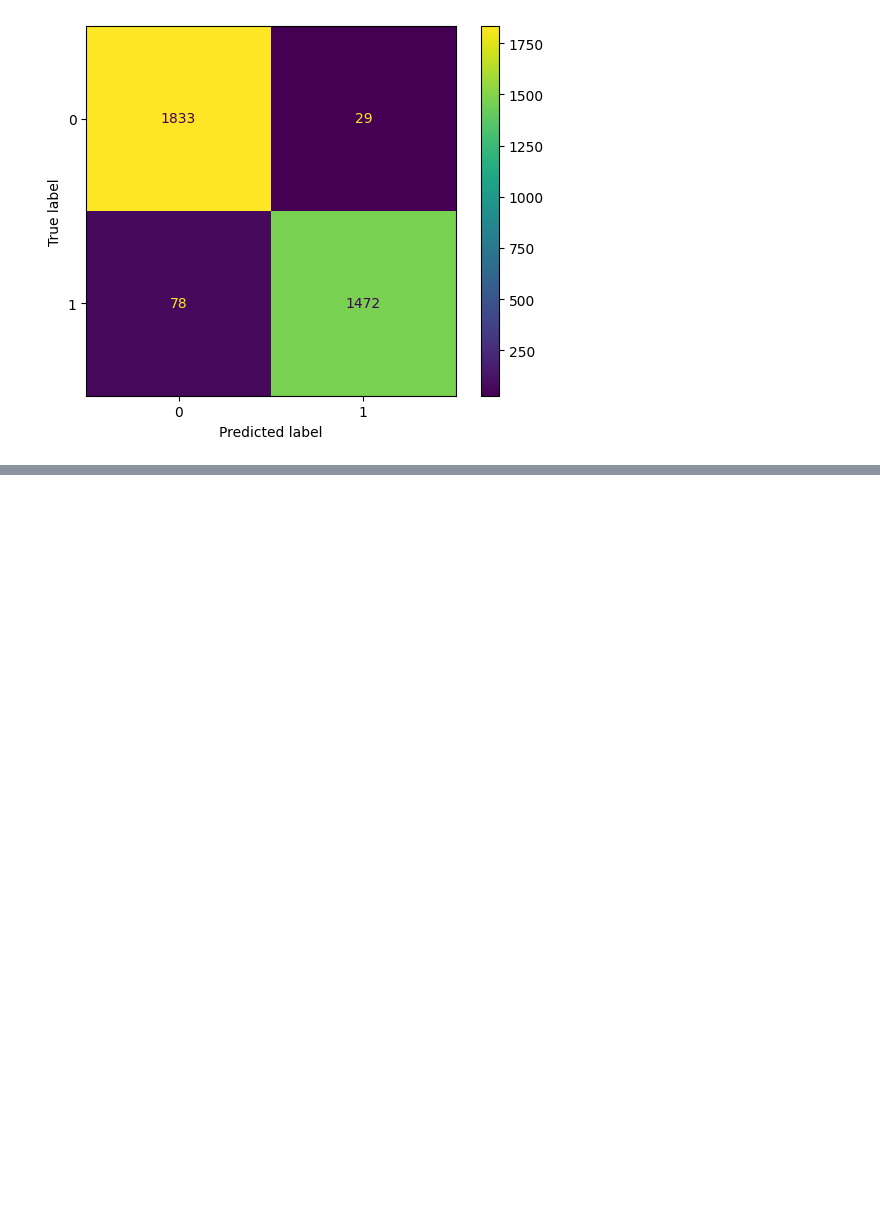
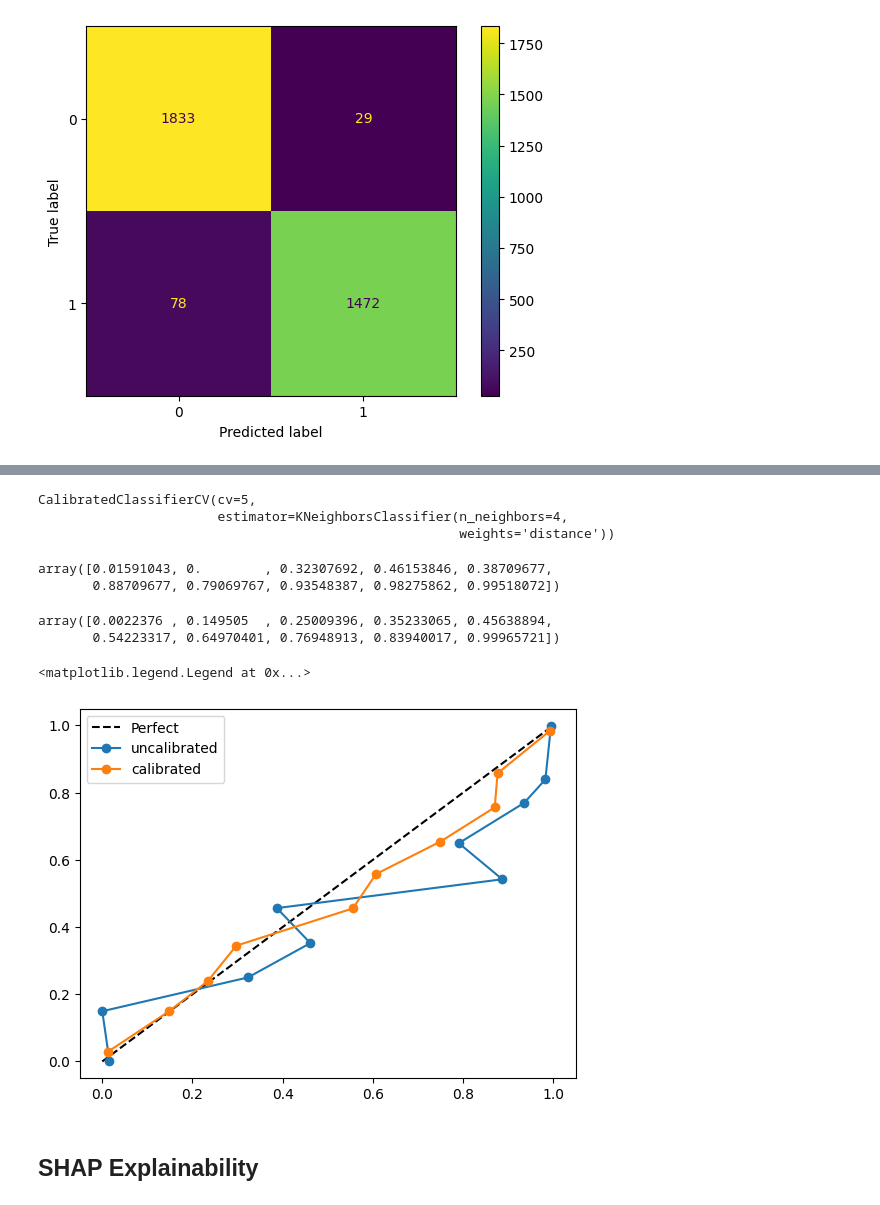
Before and after one commit to Sansi63/MLOPs-Production-Ready-Machine-Learning-Project, a Jupyter notebook: notebook/2Feature_Engineering_and_model_training.ipynb, the cells around one changed output, grey strips where cells are left out. Cells and saved outputs as stored; diff of their text form; code cells hidden in the pictures; blank space fills up the shorter version.

Commit message:
Implemented Shap and calibration

```diff
--- a/notebook/2Feature_Engineering_and_model_training.ipynb
+++ b/notebook/2Feature_Engineering_and_model_training.ipynb
@@ -382,0 +393,50 @@ ConfusionMatrixDisplay.from_estimator(best_model, X_test, y_test)
+# %%
+calibrated_model = CalibratedClassifierCV(best_model,
+                                          method='sigmoid',
+                                          cv=5)
+calibrated_model.fit(X_train,y_train)
+# %% [output]
+CalibratedClassifierCV(cv=5,
+                       estimator=KNeighborsClassifier(n_neighbors=4,
+                                                      weights='distance'))
+# %%
+uncalibrated = best_model.predict_proba(X_test)[:,1]
+calibrated = calibrated_model.predict_proba(X_test)[:,1]
+# %%
+actual_uncal,predicted_uncal=calibration_curve(y_test, uncalibrated, n_bins=10)
+actual_cal,predicted_cal=calibration_curve(y_test, calibrated, n_bins=10)
+# %%
+actual_uncal
+# %% [output]
+array([0.01591043, 0.        , 0.32307692, 0.46153846, 0.38709677,
+       0.88709677, 0.79069767, 0.93548387, 0.98275862, 0.99518072])
+# %%
+predicted_uncal
+# %% [output]
+array([0.0022376 , 0.149505  , 0.25009396, 0.35233065, 0.45638894,
+       0.54223317, 0.64970401, 0.76948913, 0.83940017, 0.99965721])
+# %%
+plt.plot(
+    [0,1],
+    [0,1],
+    'k--',
+    label='Perfect'
+)
+plt.plot(
+    actual_uncal,
+    predicted_uncal,
+    'o-',
+    label='uncalibrated'
+)
+plt.plot(
+    actual_cal,
+        predicted_cal,
+        'o-',
+        label='calibrated'
+)
+plt.legend()
+# %% [output]
+<matplotlib.legend.Legend at 0x...>
+[figure, added]
+# %% [markdown]
+## SHAP Explainability
```
Also changed, not shown: parts of 17 cells of this notebook, 17 other files.
